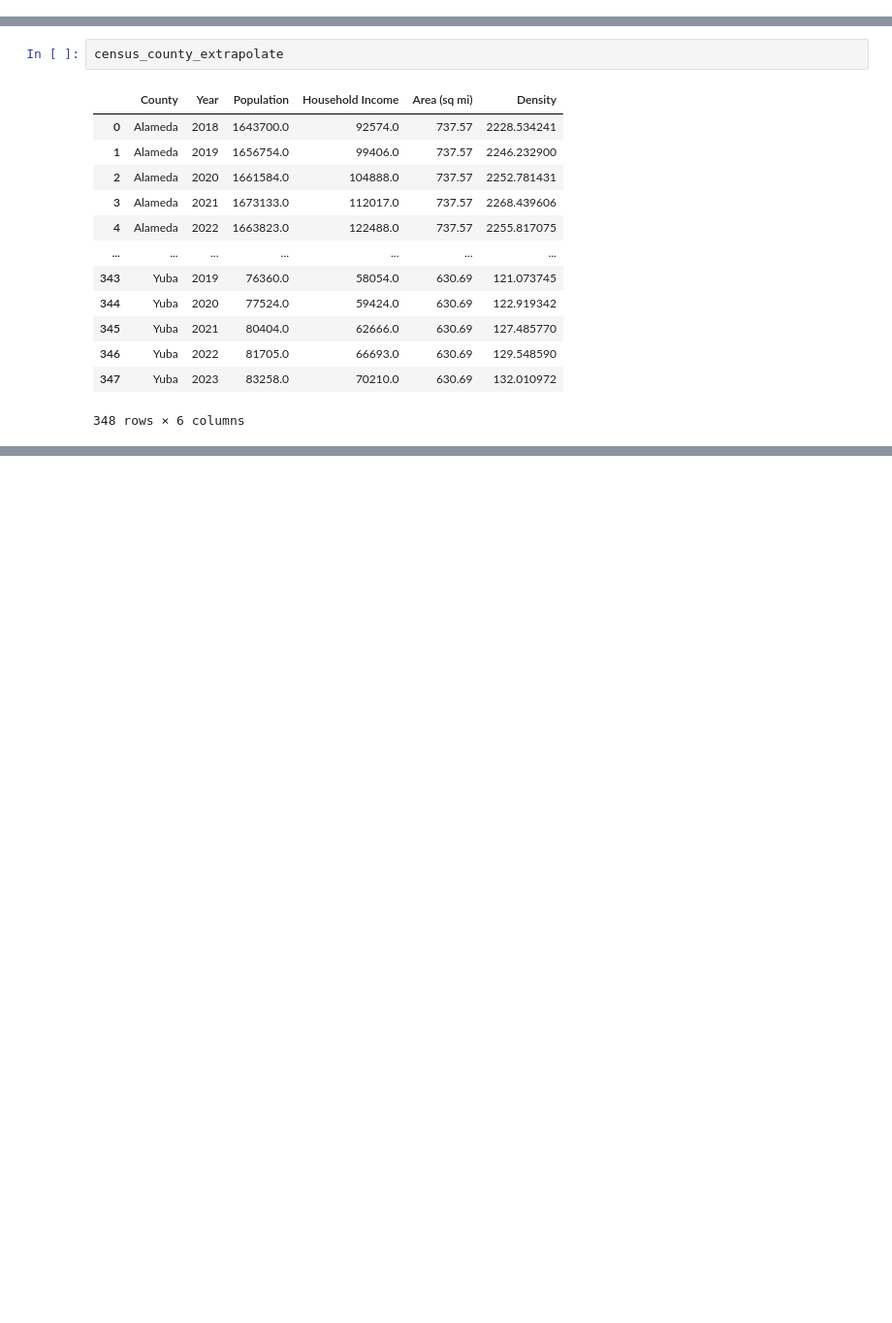
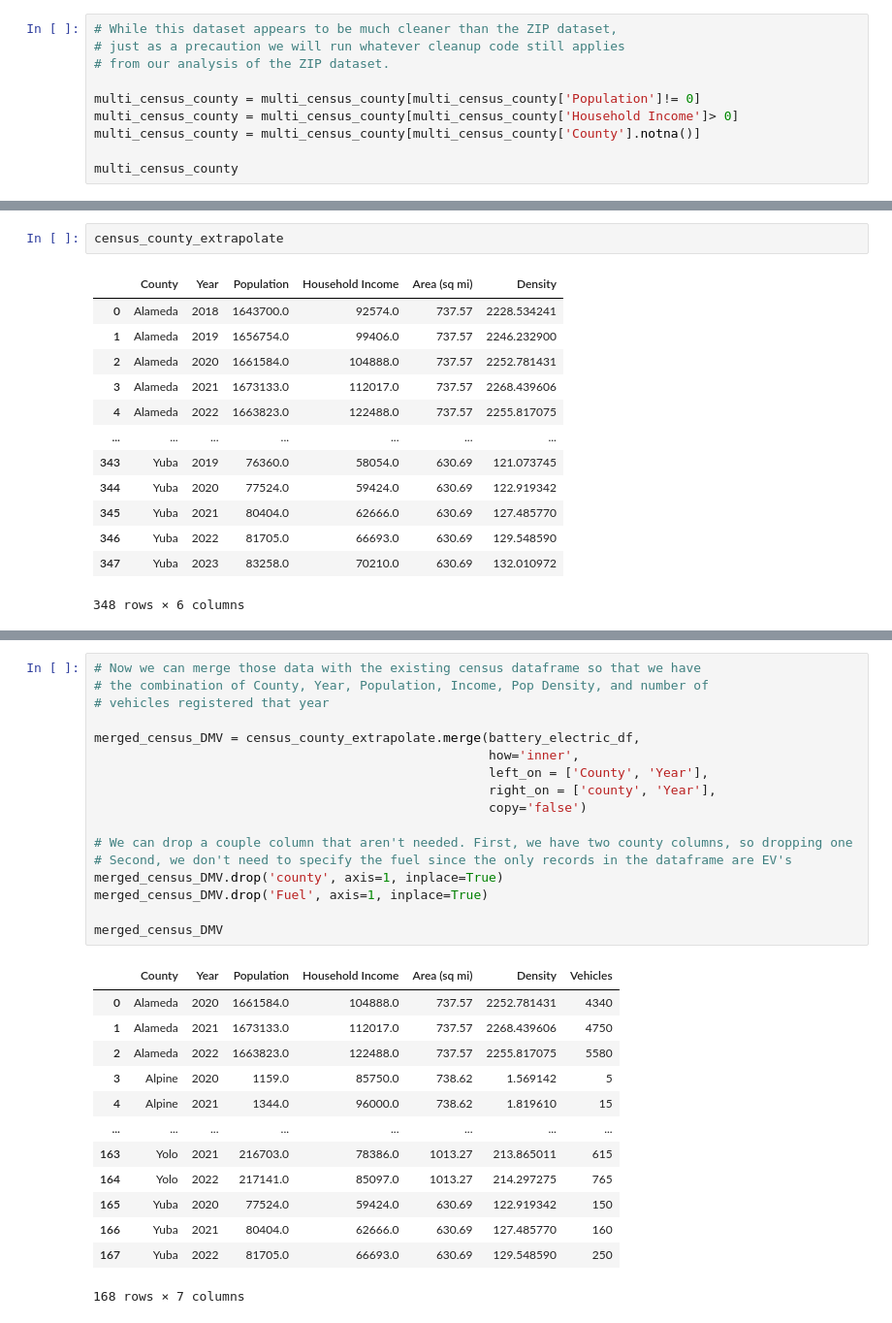
Before and after one commit to JaredWillson/group_9_project_1, a Jupyter notebook: census_jared.ipynb, the cells around one changed output, grey strips where cells are left out. Shown at 97% size. Drawn from its saved outputs; the diff is of its cells as text; blank space fills up the shorter version.

```diff
--- a/census_jared.ipynb
+++ b/census_jared.ipynb
@@ -196,3 +212,13 @@ multi_census_county = multi_census_county.rename(columns={"Name": "County"})
 multi_census_county.drop('County FIPS', axis=1, inplace=True)
 multi_census_county.drop('FIPS', axis=1, inplace=True)
 multi_census_county = multi_census_county[['County', 'Year', 'Population', 'Household Income']]
+# %%
+# While this dataset appears to be much cleaner than the ZIP dataset,
+# just as a precaution we will run whatever cleanup code still applies
+# from our analysis of the ZIP dataset.
+
+multi_census_county = multi_census_county[multi_census_county['Population']!= 0]
+multi_census_county = multi_census_county[multi_census_county['Household Income']> 0]
+multi_census_county = multi_census_county[multi_census_county['County'].notna()]
+
+multi_census_county
@@ -288,0 +346,31 @@ census_county_extrapolate
+# %%
+# Now we can merge those data with the existing census dataframe so that we have
+# the combination of County, Year, Population, Income, Pop Density, and number of
+# vehicles registered that year
+
+merged_census_DMV = census_county_extrapolate.merge(battery_electric_df,
+                                                    how='inner',
+                                                    left_on = ['County', 'Year'],
+                                                    right_on = ['county', 'Year'],
+                                                    copy='false')
+
+# We can drop a couple column that aren't needed. First, we have two county columns, so dropping one
+# Second, we don't need to specify the fuel since the only records in the dataframe are EV's
+merged_census_DMV.drop('county', axis=1, inplace=True)
+merged_census_DMV.drop('Fuel', axis=1, inplace=True)
+
+merged_census_DMV
+# %% [output]
+|  | County | Year | Population | Household Income | Area (sq mi) | Density | Vehicles |
+| 0 | Alameda | 2020 | 1661584.0 | 104888.0 | 737.57 | 2252.781431 | 4340 |
+| 1 | Alameda | 2021 | 1673133.0 | 112017.0 | 737.57 | 2268.439606 | 4750 |
+| 2 | Alameda | 2022 | 1663823.0 | 122488.0 | 737.57 | 2255.817075 | 5580 |
+| 3 | Alpine | 2020 | 1159.0 | 85750.0 | 738.62 | 1.569142 | 5 |
+| 4 | Alpine | 2021 | 1344.0 | 96000.0 | 738.62 | 1.819610 | 15 |
+| ... | ... | ... | ... | ... | ... | ... | ... |
+| 163 | Yolo | 2021 | 216703.0 | 78386.0 | 1013.27 | 213.865011 | 615 |
+| 164 | Yolo | 2022 | 217141.0 | 85097.0 | 1013.27 | 214.297275 | 765 |
+| 165 | Yuba | 2020 | 77524.0 | 59424.0 | 630.69 | 122.919342 | 150 |
+| 166 | Yuba | 2021 | 80404.0 | 62666.0 | 630.69 | 127.485770 | 160 |
+| 167 | Yuba | 2022 | 81705.0 | 66693.0 | 630.69 | 129.548590 | 250 |
+168 rows × 7 columns
```
Also changed, not shown: parts of 18 cells of this notebook, 2 other files.
